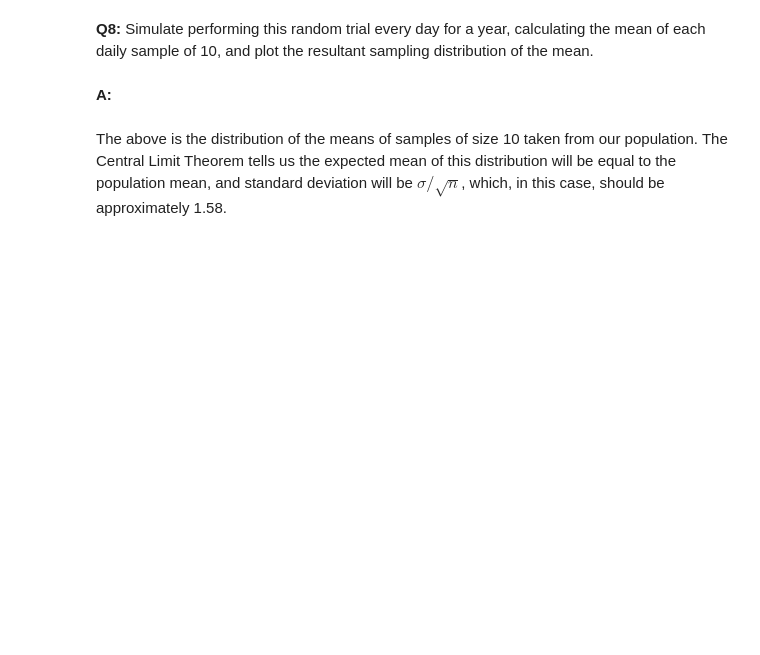
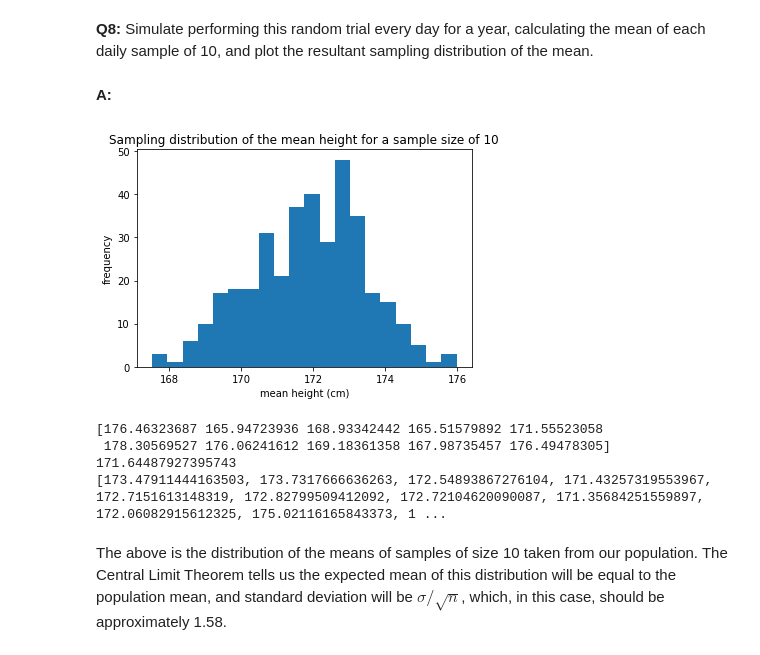
Before and after one commit to AutomationKay/Data-Science-, a Jupyter notebook: Frequentist Case Study/Frequentist Inference Case Study - Part A (3).ipynb, the cells around one changed output. Drawn from its saved outputs; the diff is of its cells as text; code cells hidden in the pictures; blank space fills up the shorter version.

```diff
--- a/Frequentist Case Study/Frequentist Inference Case Study - Part A (3).ipynb
+++ b/Frequentist Case Study/Frequentist Inference Case Study - Part A (3).ipynb
@@ -183,6 +200,32 @@ __A:__
 # %%
 seed(47)
 # take your samples here
+def townsfolk_sampler(n):
+    return np.random.choice(pop_heights, n)
+# %%
+num_days = 365
+daily_sample_means = []
+
+for i in range(num_days):
+    daily_sample = townsfolk_sampler(10)
+    daily_sample_mean = np.mean(daily_sample)
+    daily_sample_means.append(daily_sample_mean)
+# %%
+_ = plt.hist(daily_sample_means, bins=20)
+_ = plt.xlabel('mean height (cm)')
+_ = plt.ylabel('frequency')
+_ = plt.title('Sampling distribution of the mean height for a sample size of 10')
+# %% [output]
+[figure, added]
+# %%
+print(daily_sample)
+print(daily_sample_mean)
+print(daily_sample_means)
+# %% [output]
+[176.46323687 165.94723936 168.93342442 165.51579892 171.55523058
+ 178.30569527 176.06241612 169.18361358 167.98735457 176.49478305]
+171.64487927395743
+[173.47911444163503, 173.7317666636263, 172.54893867276104, 171.43257319553967, 172.7151613148319, 172.82799509412092, 172.72104620090087, 171.35684251559897, 172.06082915612325, 175.02116165843373, 1 ...
 # %% [markdown]
 The above is the distribution of the means of samples of size 10 taken from our population. The Central Limit Theorem tells us the expected mean of this distribution will be equal to the population mean, and standard deviation will be $\sigma / \sqrt n$, which, in this case, should be approximately 1.58.
 # %% [markdown]
```
Also changed, not shown: parts of 34 cells of this notebook.
